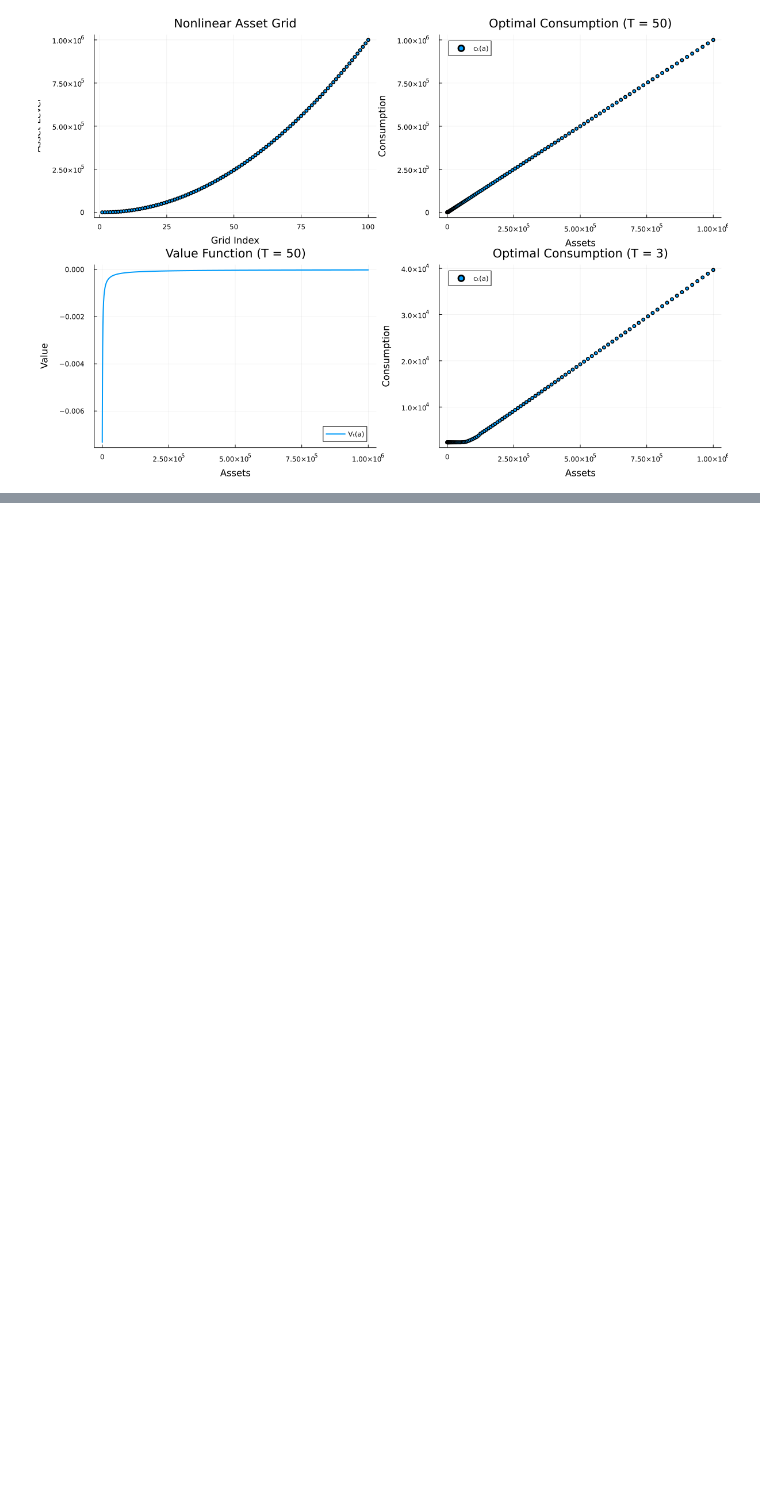
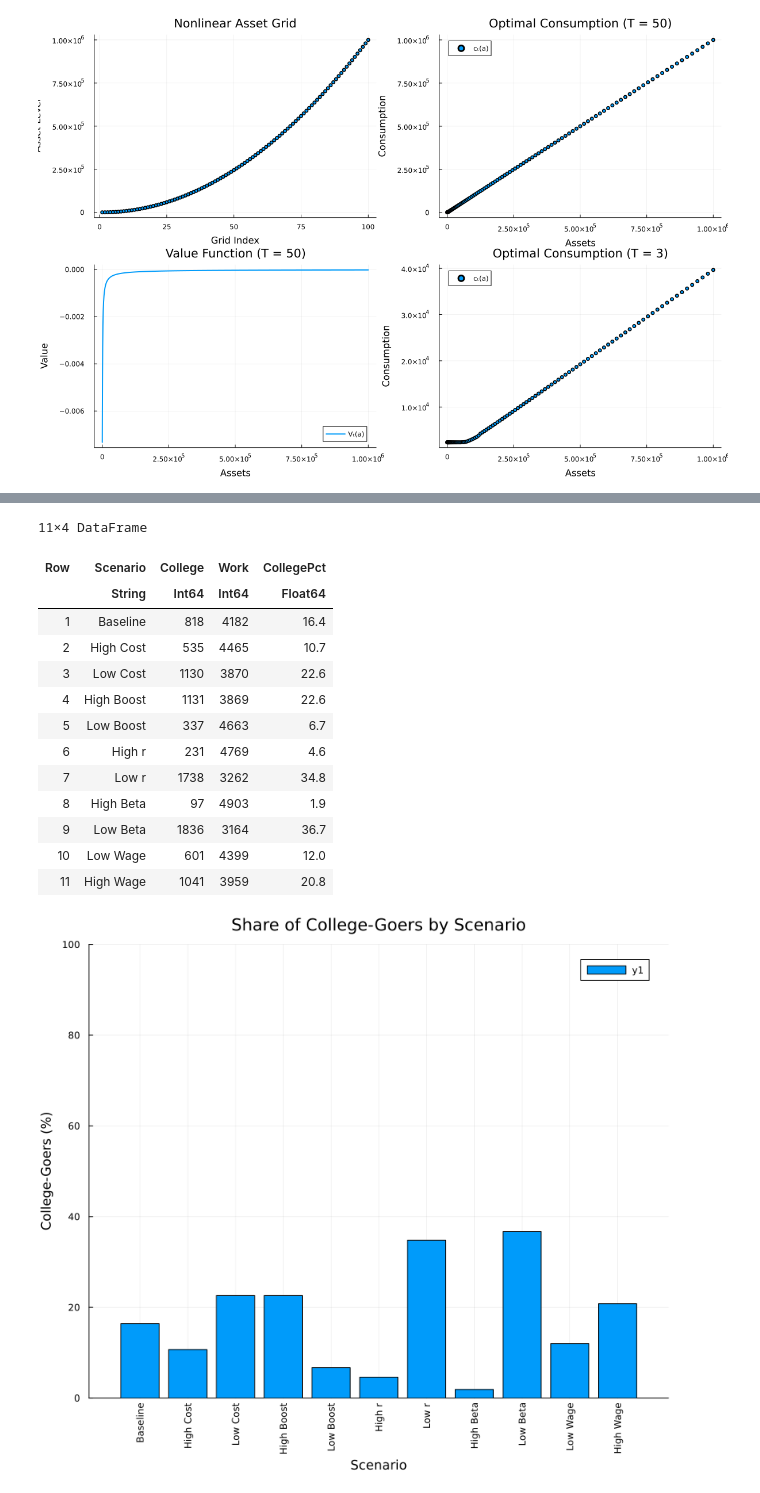
Before and after one commit to Ali-Iranpour/Structural-estimation, a Jupyter notebook: ConSavLabor_college.ipynb, the cells around one changed output, grey strips where cells are left out. Drawn from its saved outputs; the diff is of its cells as text; code cells hidden in the pictures; blank space fills up the shorter version.

Commit message:
update ConSavLabor_colleg.ipynb

```diff
--- a/ConSavLabor_college.ipynb
+++ b/ConSavLabor_college.ipynb
@@ -661,0 +670,64 @@ ConSavLaborCollege(50, 4, 1.8, 0.98, 1.0, 0.5, 0.1, 30000.0, 0.25, 0.01, 1.0e6,
+# %%
+using DataFrames, Plots
+
+# 1) Define scenario labels and your recorded results
+scenarios = [
+    "Baseline",
+    "High Cost",
+    "Low Cost",
+    "High Boost",
+    "Low Boost",
+    "High r",
+    "Low r",
+    "High Beta",
+    "Low Beta",
+    "Low Wage",
+    "High Wage"
+]
+
+# Number choosing college and work, respectively
+num_college = [818, 535, 1130, 1131, 337, 231, 1738, 97, 1836, 601, 1041]
+num_work    = [4182, 4465, 3870, 3869, 4663, 4769, 3262, 4903, 3164, 4399, 3959]
+
+# 2) Compute the fraction who choose college (percentage)
+p_college = [num_college[i] / (num_college[i] + num_work[i]) for i in 1:length(scenarios)]
+p_college_percent = p_college .* 100
+
+# 3) Create a DataFrame, rounding for readability
+df = DataFrame(
+    Scenario   = scenarios,
+    College    = num_college,
+    Work       = num_work,
+    CollegePct = round.(p_college_percent, digits=1)
+)
+
+# 4) Display the table
+display(df)
+
+# 5) Bar chart of the percentage who attend college, rotating x-axis labels
+bar(
+    df.Scenario,
+    df.CollegePct,
+    xlabel        = "Scenario",
+    ylabel        = "College-Goers (%)",
+    title         = "Share of College-Goers by Scenario",
+    ylims         = (0, 100),
+    xrotation     = 90,
+    size          = (800,700)
+)
+# %% [output]
+11×4 DataFrame
+| Row | Scenario | College | Work | CollegePct |
+|  | String | Int64 | Int64 | Float64 |
+| 1 | Baseline | 818 | 4182 | 16.4 |
+| 2 | High Cost | 535 | 4465 | 10.7 |
+| 3 | Low Cost | 1130 | 3870 | 22.6 |
+| 4 | High Boost | 1131 | 3869 | 22.6 |
+| 5 | Low Boost | 337 | 4663 | 6.7 |
+| 6 | High r | 231 | 4769 | 4.6 |
+| 7 | Low r | 1738 | 3262 | 34.8 |
+| 8 | High Beta | 97 | 4903 | 1.9 |
+| 9 | Low Beta | 1836 | 3164 | 36.7 |
+| 10 | Low Wage | 601 | 4399 | 12.0 |
+| 11 | High Wage | 1041 | 3959 | 20.8 |
+[figure, added]
```
Also changed, not shown: parts of 6 cells of this notebook.
